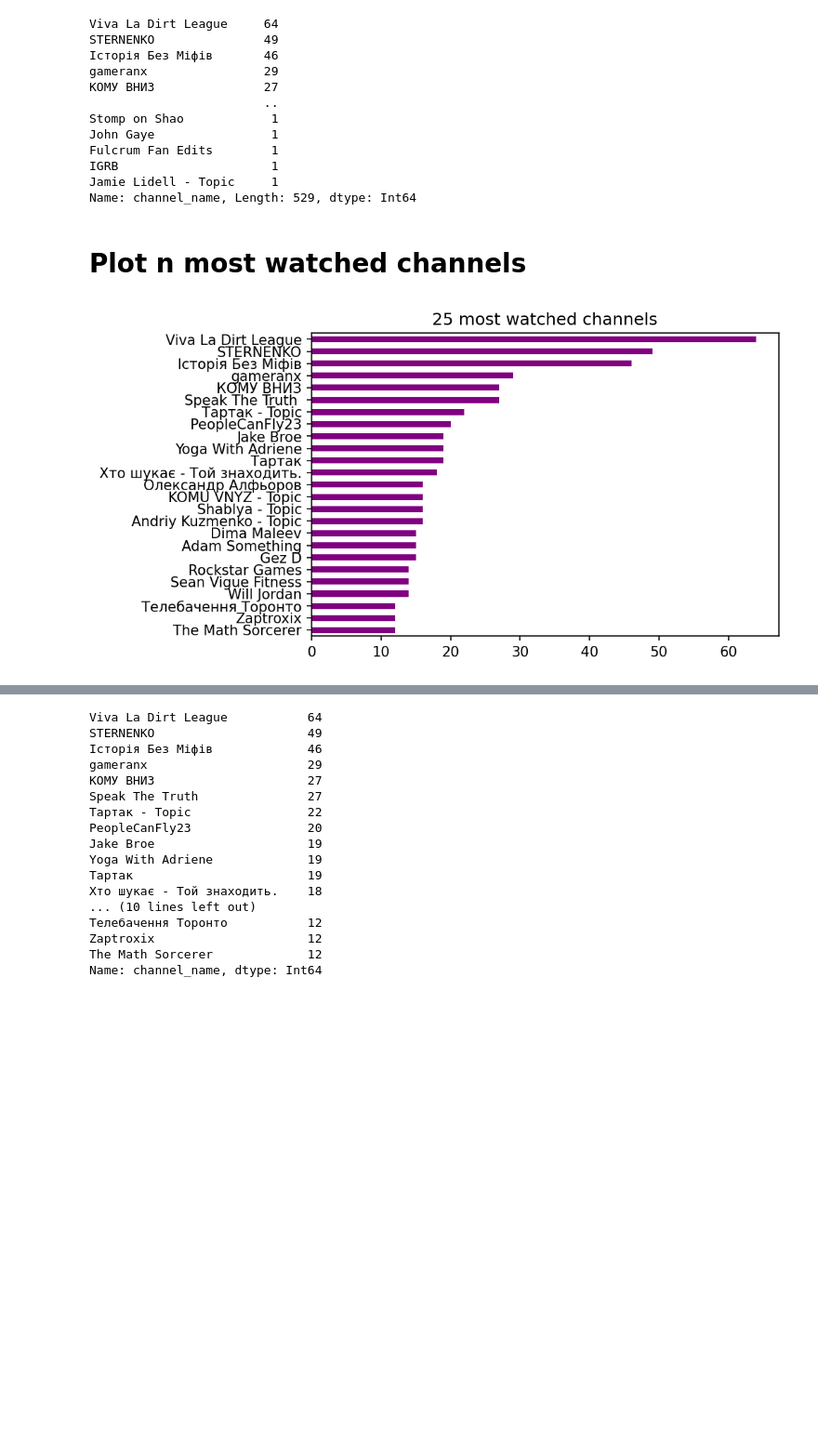
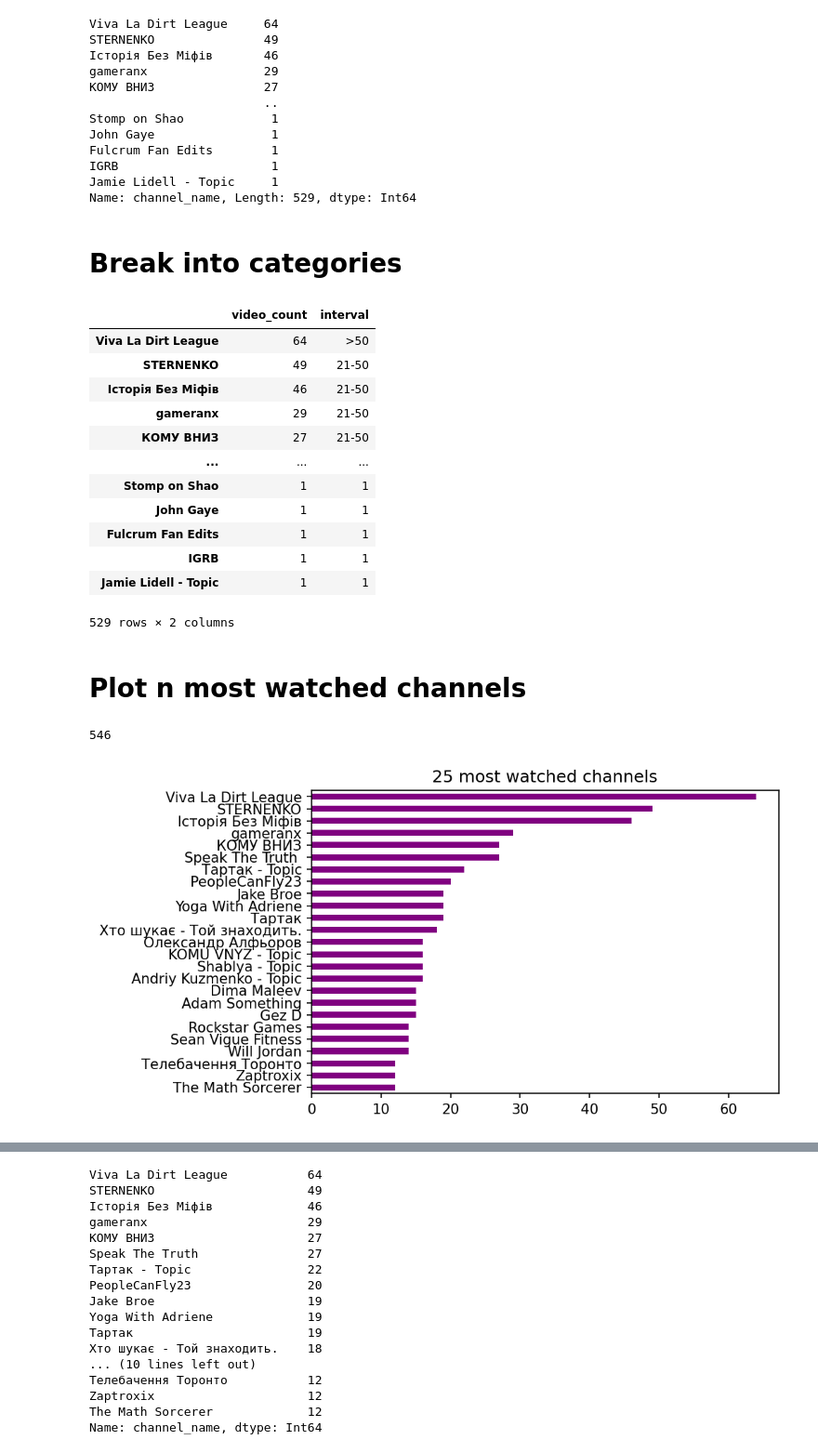
Before and after one commit to SanAntonik/yt_activity_analysis, a Jupyter notebook: explore.ipynb, the cells around one changed output, grey strips where cells are left out. Shown at 93% size. Saved outputs shown, nothing was run; the diff lists cells and outputs as text; code cells hidden in the pictures; blank space fills up the shorter version.

Commit message:
Break counted videos per channel into categories 1, 2-5, 6-10, etc

```diff
--- a/explore.ipynb
+++ b/explore.ipynb
@@ -49,6 +49,30 @@ Fulcrum Fan Edits        1
 IGRB                     1
 Jamie Lidell - Topic     1
 Name: channel_name, Length: 529, dtype: Int64
+# %% [markdown]
+# Break into categories
+# %%
+bins = [0, 1, 5, 10, 20, 50, np.inf]
+names = ['1', '2-5', '6-10', '11-20', '21-50', ">50"]
+
+intervals = pd.cut(counts, bins, labels=names)
+
+df2 = pd.DataFrame({"video_count": counts, "interval": intervals})
+df2
+# %% [output]
+|  | video_count | interval |
+| Viva La Dirt League | 64 | >50 |
+| STERNENKO | 49 | 21-50 |
+| Історія Без Міфів | 46 | 21-50 |
+| gameranx | 29 | 21-50 |
+| КОМУ ВНИЗ | 27 | 21-50 |
+| ... | ... | ... |
+| Stomp on Shao | 1 | 1 |
+| John Gaye | 1 | 1 |
+| Fulcrum Fan Edits | 1 | 1 |
+| IGRB | 1 | 1 |
+| Jamie Lidell - Topic | 1 | 1 |
+529 rows × 2 columns
 # %% [markdown]
 # Plot n most watched channels
 # %%
@@ -56,5 +80,7 @@ n = 25
 top_n_channels = counts.iloc[:n]
 ax = top_n_channels.plot(kind="barh", color="purple", title=f"{n} most watched channels")
 ax.invert_yaxis()
+sum(top_n_channels)
 # %% [output]
+546
 [figure]
```
Also changed, not shown: parts of 3 cells of this notebook.
